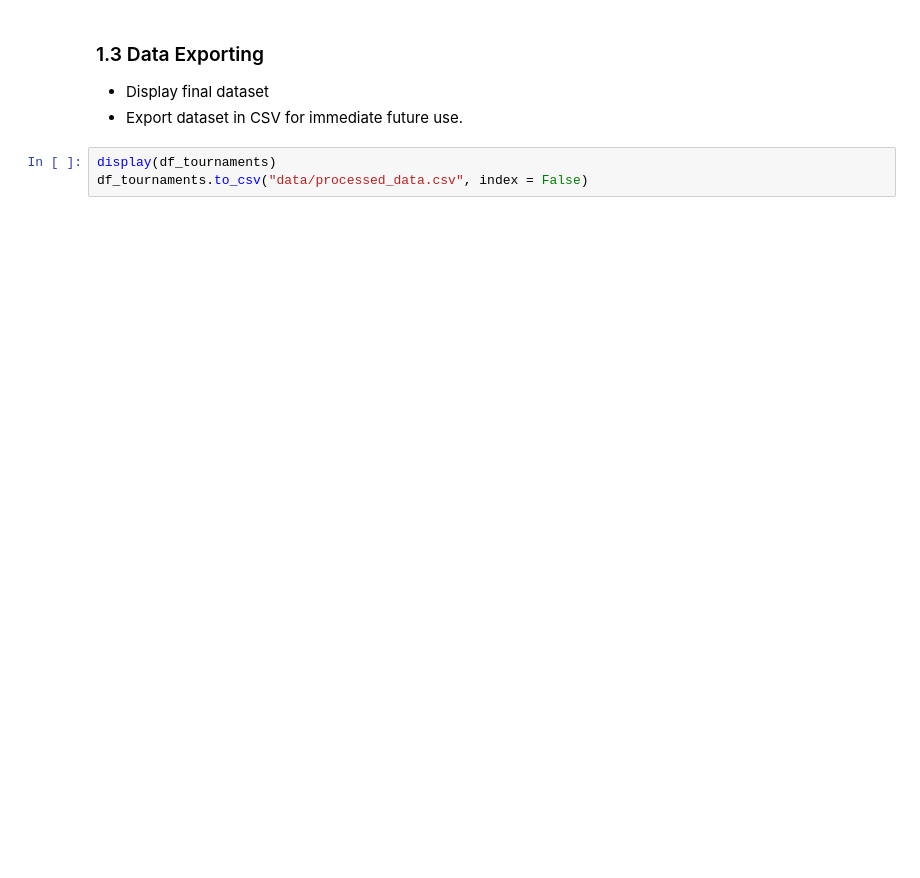
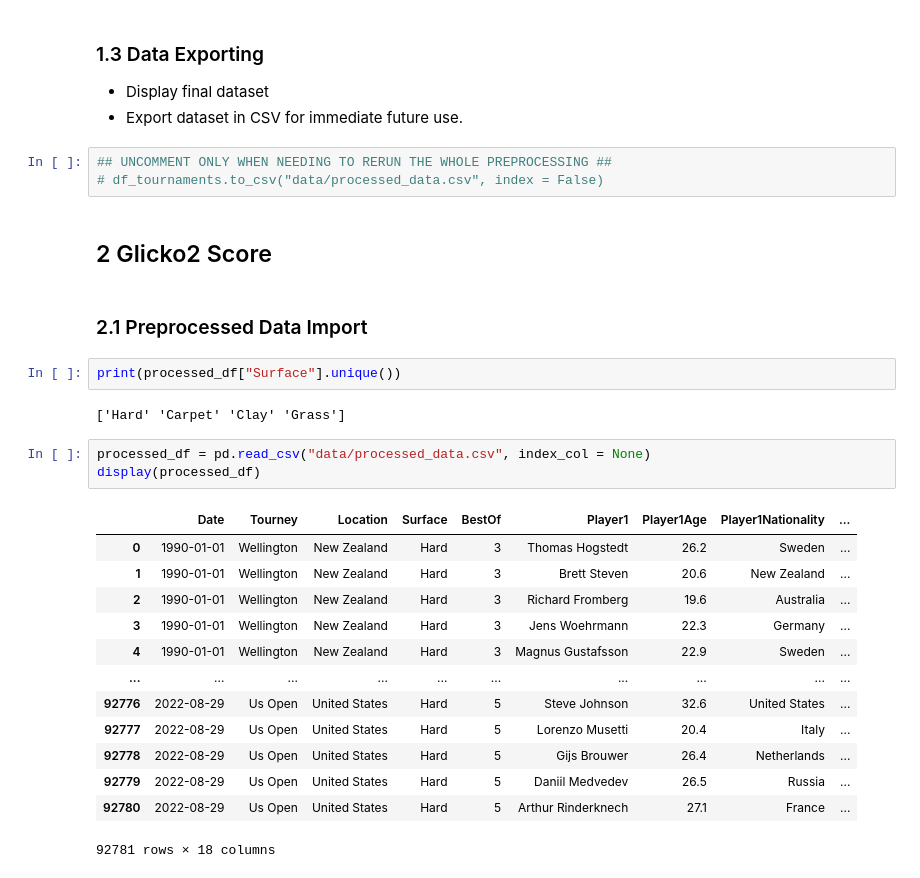
Before and after one commit to Fabio752/Tennis-Predictions, a Jupyter notebook: tennisPredictor.ipynb, the cells around one changed output. Drawn from its saved outputs; the diff is of its cells as text; blank space fills up the shorter version.

Commit message:
glicko score

```diff
--- a/tennisPredictor.ipynb
+++ b/tennisPredictor.ipynb
@@ -229,5 +224,30 @@ df_tournaments.iloc[random_indexes, 16] = 0
 - Display final dataset
 - Export dataset in CSV for immediate future use.
 # %%
-display(df_tournaments)
-df_tournaments.to_csv("data/processed_data.csv", index = False)
+## UNCOMMENT ONLY WHEN NEEDING TO RERUN THE WHOLE PREPROCESSING ##
+# df_tournaments.to_csv("data/processed_data.csv", index = False)
+# %% [markdown]
+## 2 Glicko2 Score
+# %% [markdown]
+### 2.1 Preprocessed Data Import
+# %%
+print(processed_df["Surface"].unique())
+# %% [output]
+['Hard' 'Carpet' 'Clay' 'Grass']
+# %%
+processed_df = pd.read_csv("data/processed_data.csv", index_col = None)
+display(processed_df)
+# %% [output]
+|  | Date | Tourney | Location | Surface | BestOf | Player1 | Player1Age | Player1Nationality | ... |
+| 0 | 1990-01-01 | Wellington | New Zealand | Hard | 3 | Thomas Hogstedt | 26.2 | Sweden | ... |
+| 1 | 1990-01-01 | Wellington | New Zealand | Hard | 3 | Brett Steven | 20.6 | New Zealand | ... |
+| 2 | 1990-01-01 | Wellington | New Zealand | Hard | 3 | Richard Fromberg | 19.6 | Australia | ... |
+| 3 | 1990-01-01 | Wellington | New Zealand | Hard | 3 | Jens Woehrmann | 22.3 | Germany | ... |
+| 4 | 1990-01-01 | Wellington | New Zealand | Hard | 3 | Magnus Gustafsson | 22.9 | Sweden | ... |
+| ... | ... | ... | ... | ... | ... | ... | ... | ... | ... |
+| 92776 | 2022-08-29 | Us Open | United States | Hard | 5 | Steve Johnson | 32.6 | United States | ... |
+| 92777 | 2022-08-29 | Us Open | United States | Hard | 5 | Lorenzo Musetti | 20.4 | Italy | ... |
+| 92778 | 2022-08-29 | Us Open | United States | Hard | 5 | Gijs Brouwer | 26.4 | Netherlands | ... |
+| 92779 | 2022-08-29 | Us Open | United States | Hard | 5 | Daniil Medvedev | 26.5 | Russia | ... |
+| 92780 | 2022-08-29 | Us Open | United States | Hard | 5 | Arthur Rinderknech | 27.1 | France | ... |
+92781 rows × 18 columns
```
Also changed, not shown: parts of 13 cells of this notebook, 1 other file.
